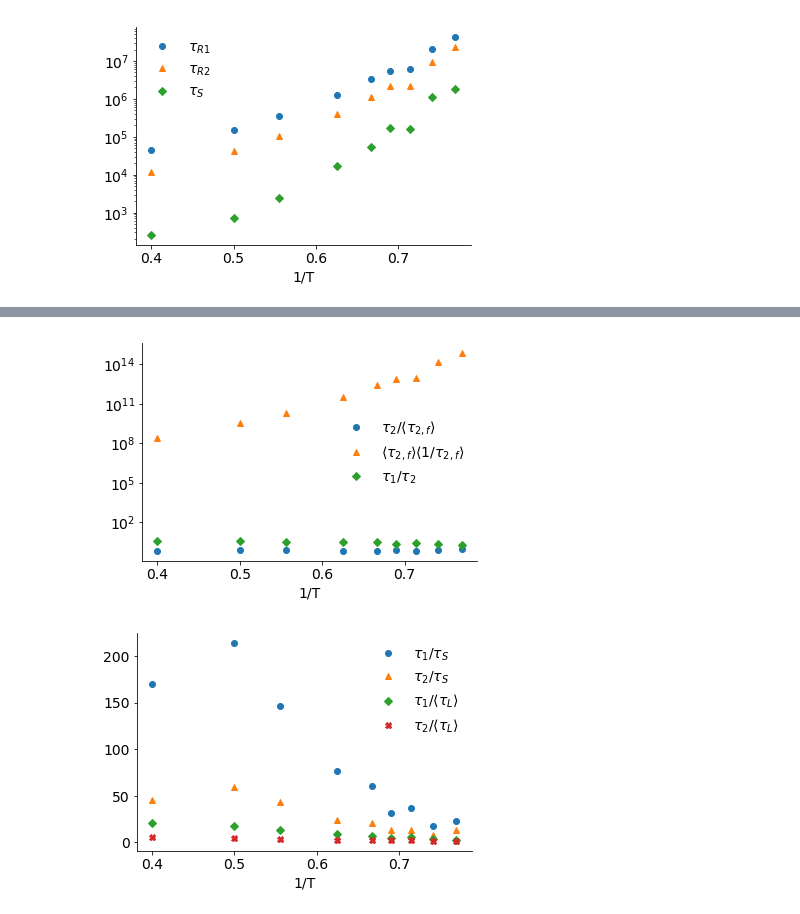
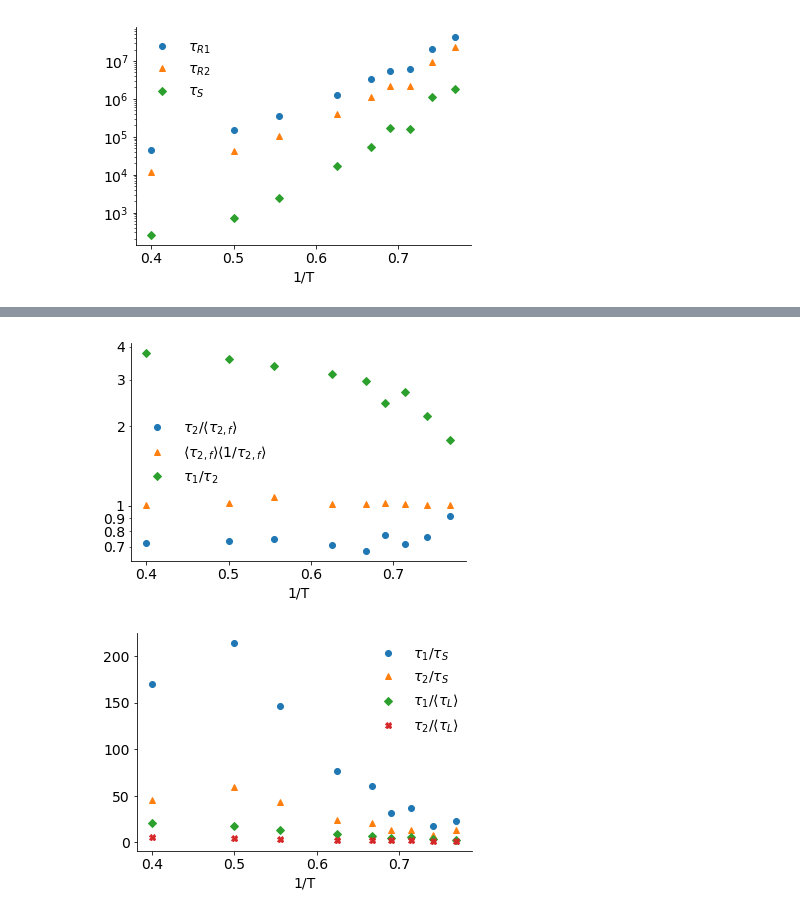
Before and after one commit to malramsay64/Dynamics, a Jupyter notebook: notebooks/03_Publication_Figures.ipynb, the cells around one changed output, grey strips where cells are left out. Cells and saved outputs as stored; diff of their text form; code cells hidden in the pictures.

```diff
--- a/notebooks/03_Publication_Figures.ipynb
+++ b/notebooks/03_Publication_Figures.ipynb
@@ -244,34 +244,37 @@ if save_figures:
 # %%
 # Figure 5c
 
 fig, ax = plt.subplots()
 ax.plot(
     relaxations.inv_temp,
     relaxations.tau_R2 / relaxations.tau_T4_mean,
     label=r'$\tau_2 / \langle \tau_{2,f} \rangle$',
     linestyle='',
 )
 ax.plot(
     relaxations.inv_temp,
-    relaxations.tau_T4_mean * relaxations.tau_T4_hmean,
+    relaxations.tau_T4_mean / relaxations.tau_T4_hmean,
     label=r'$\langle \tau_{2,f} \rangle \langle 1/\tau_{2,f} \rangle$',
     linestyle='',
 )
 ax.plot(
     relaxations.inv_temp,
     relaxations.tau_R1 / relaxations.tau_R2,
     label=r'$\tau_1 / \tau_2 $',
     linestyle='',
 )
 ax.set_yscale('log')
 ax.legend(frameon=False)
 ax.set_xlabel('1/T')
+from matplotlib.ticker import FormatStrFormatter
+ax.yaxis.set_major_formatter(FormatStrFormatter('%g'))
+ax.yaxis.set_minor_formatter(FormatStrFormatter('%g'))
 ax.spines['right'].set_visible(False)
 ax.spines['top'].set_visible(False)
 if save_figures:
     fig.savefig('../figures/figure5c.pdf')
 # %% [output]
-[figure, old version]
+[figure, new version]
 # %%
 # Fig 6
 
```
Also changed, not shown: parts of 4 cells of this notebook.
